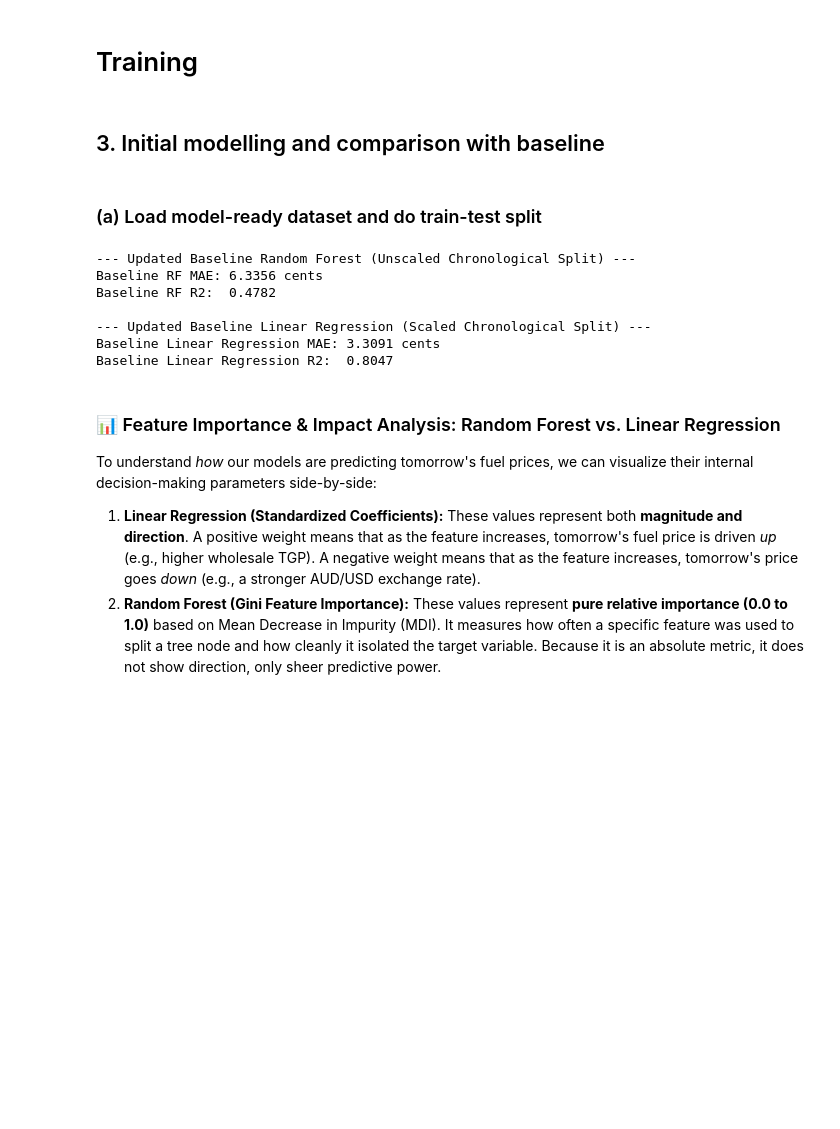
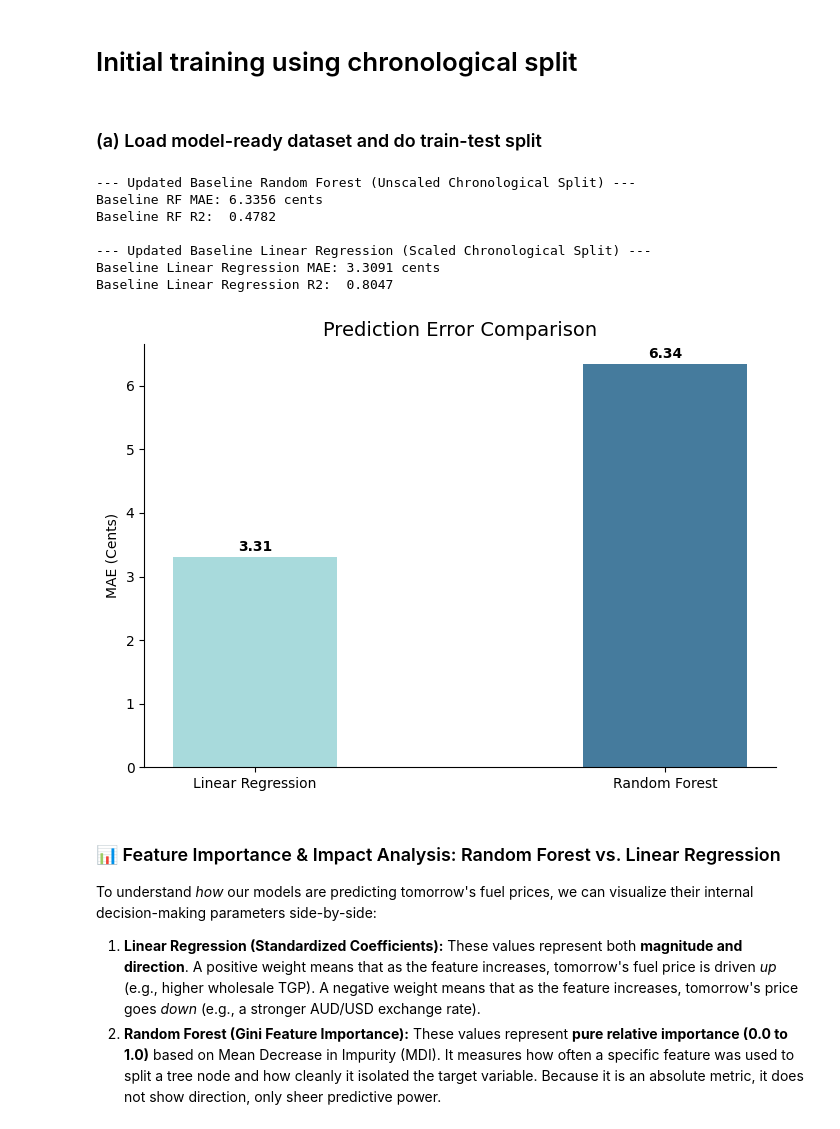
Before and after one commit to tim-fan1/engg2112, a Jupyter notebook: train_chrono_split.ipynb, the cells around one changed output. Drawn from its saved outputs; the diff is of its cells as text; code cells hidden in the pictures; blank space fills up the shorter version.

```diff
--- a/train_chrono_split.ipynb
+++ b/train_chrono_split.ipynb
@@ -434,18 +1,25 @@ memory usage: 30.1 MB
-# %% [markdown]
-# Training
-# %% [markdown]
-## 3. Initial modelling and comparison with baseline
+# %% [markdown]
+# Initial training using chronological split
 # %% [markdown]
 ### (a) Load model-ready dataset and do train-test split
 # %%
 import pandas as pd
+import matplotlib.pyplot as plt
 from sklearn.linear_model import LinearRegression
 from sklearn.ensemble import RandomForestRegressor
 from sklearn.preprocessing import StandardScaler # <-- Import Scaler
 from sklearn.metrics import mean_absolute_error, r2_score
 
-# 1. Load the exact same dataset
-df = pd.read_csv(MODEL_READY_OUTPUT_FILE)
+COMPLETE_DATASET = 'datasets/YEAR_COMPLETE_DATASET.csv'
+MODEL_READY_DATASET = 'datasets/MODEL_READY_DATASET5.csv'
+
+# Load model-ready dataset
+try:
+    df = pd.read_csv(MODEL_READY_DATASET)
+except NameError:
+    print(f"Error: MODEL_READY_DATASET does not exist yet")
+    print("Please run the preprocessing notebook")
+    raise SystemExit
 
 # 2. Apply the SAME Chronological Split (80% Train, 20% Test)
 split_idx = int(len(df) * 0.8)
@@ -475,46 +49,68 @@ baseline_lr = LinearRegression()
 baseline_lr.fit(X_train_scaled, y_train_chrono)
 
 # 5. Generate Predictions on the future test vault
-baseline_preds = baseline_lr.predict(X_test_scaled)
+baseline_lr_preds = baseline_lr.predict(X_test_scaled)
 
 # 6. Calculate your honest scaled linear baseline metrics
-baseline_mae = mean_absolute_error(y_test_chrono, baseline_preds)
-baseline_r2 = r2_score(y_test_chrono, baseline_preds)
+baseline_lr_mae = mean_absolute_error(y_test_chrono, baseline_lr_preds)
+baseline_lr_r2 = r2_score(y_test_chrono, baseline_lr_preds)
 
 
 # 7. Instantiate and Train Random Forest (Using UNSCALED data)
 baseline_rf = RandomForestRegressor(
     n_estimators=100,
     max_depth=None,
     min_samples_split=2,
     min_samples_leaf=1,
     max_features=1.0,
     bootstrap=True,
     random_state=42,
     n_jobs=-1
 )
 # We feed the raw, unscaled features here because trees are scale-invariant
 baseline_rf.fit(X_train_chrono, y_train_chrono)
 baseline_rf_preds = baseline_rf.predict(X_test_chrono)
 
 baseline_rf_mae = mean_absolute_error(y_test_chrono, baseline_rf_preds)
 baseline_rf_r2 = r2_score(y_test_chrono, baseline_rf_preds)
 
 print("--- Updated Baseline Random Forest (Unscaled Chronological Split) ---")
 print(f"Baseline RF MAE: {baseline_rf_mae:.4f} cents")
 print(f"Baseline RF R2:  {baseline_rf_r2:.4f}\n")
 
 print("--- Updated Baseline Linear Regression (Scaled Chronological Split) ---")
-print(f"Baseline Linear Regression MAE: {baseline_mae:.4f} cents")
-print(f"Baseline Linear Regression R2:  {baseline_r2:.4f}\n")
+print(f"Baseline Linear Regression MAE: {baseline_lr_mae:.4f} cents")
+print(f"Baseline Linear Regression R2:  {baseline_lr_r2:.4f}\n")
+
+plt.figure(figsize=(7, 5))
+results = {'Linear Regression': baseline_lr_mae, 'Random Forest': baseline_rf_mae}
+colors = ['#A8DADC', '#457B9D']
+
+bars = plt.bar(results.keys(), results.values(), color=colors, width=0.4)
+
+# Scientific styling
+plt.title('Prediction Error Comparison', fontsize=14)
+plt.ylabel('MAE (Cents)')
+plt.gca().spines['top'].set_visible(False)
+plt.gca().spines['right'].set_visible(False)
+
+# Add values
+for bar in bars:
+    yval = bar.get_height()
+    plt.text(bar.get_x() + bar.get_width()/2, yval + 0.05, f'{yval:.2f}',
+             ha='center', va='bottom', fontweight='bold')
+
+plt.tight_layout()
+plt.show()
 # %% [output]
 --- Updated Baseline Random Forest (Unscaled Chronological Split) ---
 Baseline RF MAE: 6.3356 cents
 Baseline RF R2:  0.4782
 
 --- Updated Baseline Linear Regression (Scaled Chronological Split) ---
 Baseline Linear Regression MAE: 3.3091 cents
 Baseline Linear Regression R2:  0.8047
+[figure, added]
 # %% [markdown]
 ### 📊 Feature Importance & Impact Analysis: Random Forest vs. Linear Regression
 
```
Also changed, not shown: parts of 34 cells of this notebook, 2 other files.
